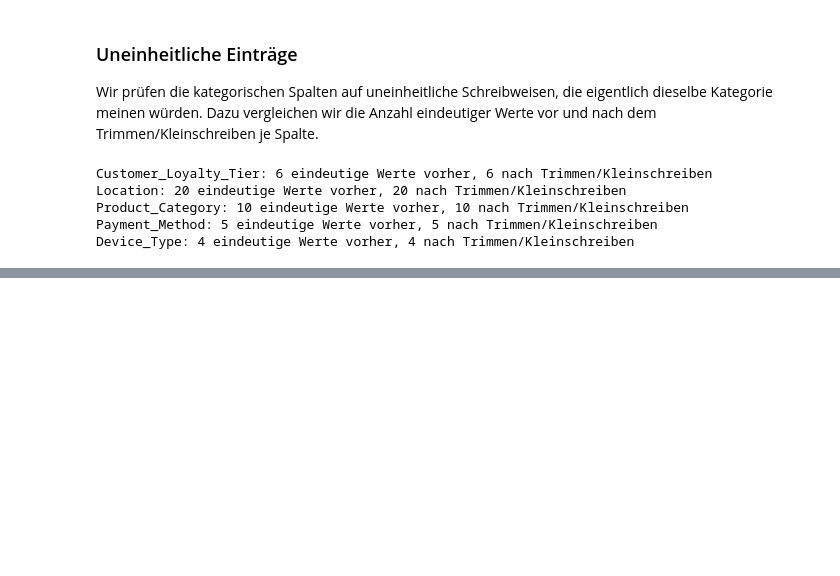
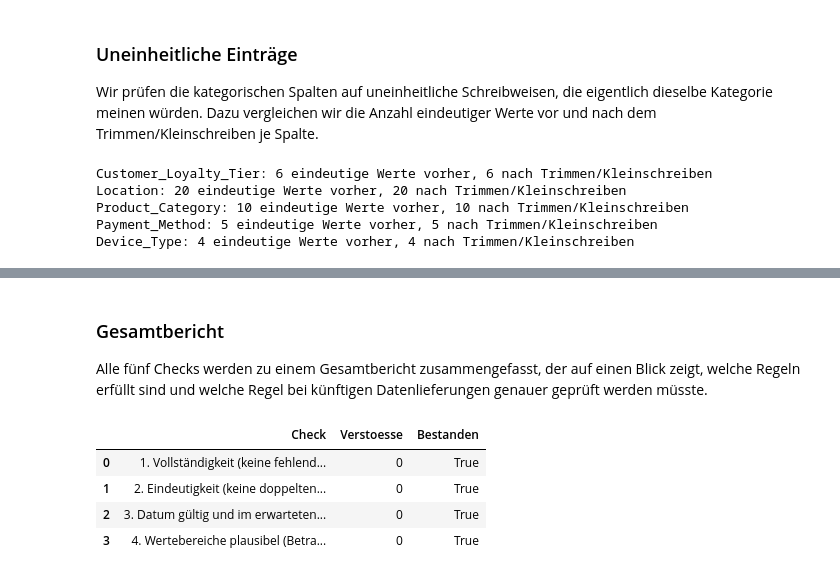
Before and after one commit to Ragb25/Big_Data, a Jupyter notebook: analyse.ipynb, the cells around one changed output, grey strips where cells are left out. Drawn from its saved outputs; the diff is of its cells as text; code cells hidden in the pictures; blank space fills up the shorter version.

```diff
--- a/analyse.ipynb
+++ b/analyse.ipynb
@@ -227,0 +167,9 @@ Damit ist das Datenprofiling und die darauf aufbauende Datenbereinigung abgeschl
+# %%
+# Hier sammeln wir die Ergebnisse aller Checks, um am Ende einen Gesamtbericht zu erstellen.
+qualitaets_ergebnisse = []
+
+def pruefung_protokollieren(name, anzahl_verstoesse):
+    bestanden = anzahl_verstoesse == 0
+    qualitaets_ergebnisse.append({"Check": name, "Verstoesse": int(anzahl_verstoesse), "Bestanden": bestanden})
+    status = "bestanden" if bestanden else "NICHT bestanden"
+    print(f"[{status}] {name}: {anzahl_verstoesse} Verstoß/Verstöße")
@@ -227,0 +252,13 @@ Damit ist das Datenprofiling und die darauf aufbauende Datenbereinigung abgeschl
+# %% [markdown]
+### Gesamtbericht
+
+Alle fünf Checks werden zu einem Gesamtbericht zusammengefasst, der auf einen Blick zeigt, welche Regeln erfüllt sind und welche Regel bei künftigen Datenlieferungen genauer geprüft werden müsste.
+# %%
+bericht = pd.DataFrame(qualitaets_ergebnisse)
+bericht
+# %% [output]
+|  | Check | Verstoesse | Bestanden |
+| 0 | 1. Vollständigkeit (keine fehlend... | 0 | True |
+| 1 | 2. Eindeutigkeit (keine doppelten... | 0 | True |
+| 2 | 3. Datum gültig und im erwarteten... | 0 | True |
+| 3 | 4. Wertebereiche plausibel (Betra... | 0 | True |
```
Also changed, not shown: parts of 33 cells of this notebook.
